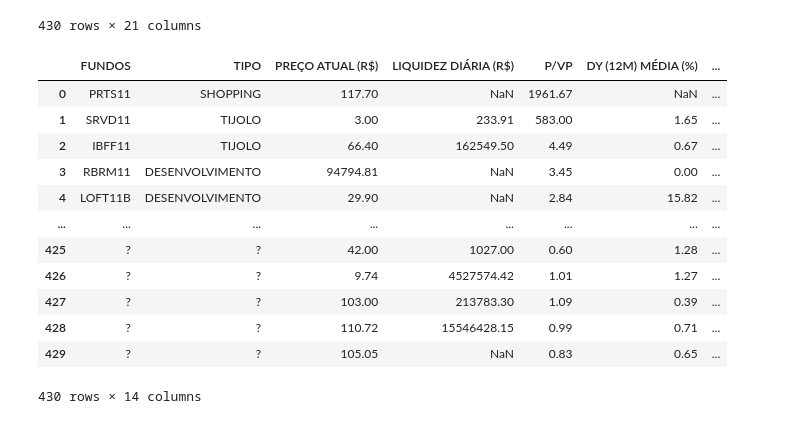
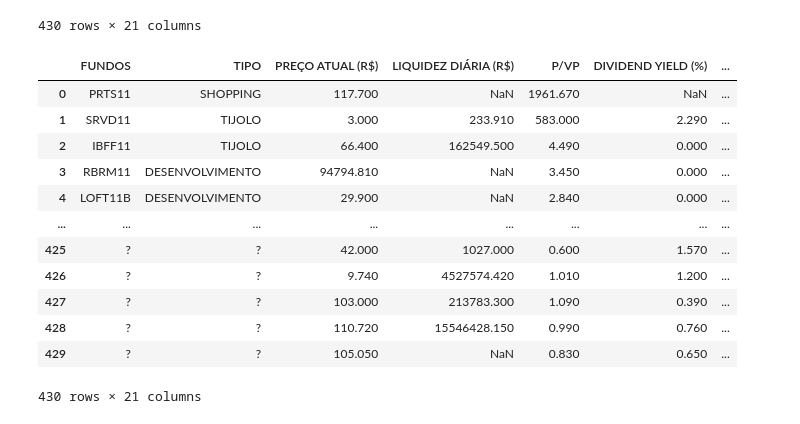
Before and after one commit to P3droSilva/Trabalho2-Mineracao, a Jupyter notebook: Script.ipynb, the cells around one changed output. Cells and saved outputs as stored; diff of their text form; code cells hidden in the pictures.

```diff
--- a/Script.ipynb
+++ b/Script.ipynb
@@ -3,10 +3,10 @@ import pandas as pd
 from sklearn.cluster import KMeans
 import matplotlib.pyplot as plt
 import seaborn as sns
-from sklearn.tree import DecisionTreeClassifier
+from sklearn.tree import DecisionTreeClassifier, plot_tree
 from sklearn.model_selection import train_test_split
 from sklearn.metrics import accuracy_score
-pd.set_option('display.float_format', lambda x: '%.2f' % x)
+pd.set_option('display.float_format', lambda x: '%.3f' % x)
 pd.set_option('display.max_rows', 15)
 # %%
 df = pd.read_csv("data.csv")
@@ -51,25 +51,25 @@ df
 # %%
 numerais =["PREÇO ATUAL (R$)","LIQUIDEZ DIÁRIA (R$)", "P/VP","DIVIDEND YIELD (%)","DY (12M) ACUMULADO (%)","DY (3M) MÉDIA (%)","DY (12M) MÉDIA (%)", "VARIAÇÃO PREÇO (%)", "PATRIMÔNIO LÍQUIDO", "VPA","P/VPA", "DY PATRIMONIAL (%)","VARIAÇÃO PATRIMONIAL (%)", "VOLATILIDADE"]
 
 for coluna in numerais:
     df[coluna] = df[coluna].str.replace(".", "")
     df[coluna] = df[coluna].str.replace(",", ".")
     df[coluna] = df[coluna].astype(float)
 
-df.drop(["DIVIDEND YIELD (%)", "DY (12M) ACUMULADO (%)", "DY (3M) MÉDIA (%)", "DY PATRIMONIAL (%)", "TAX. GESTÃO", "TAX. PERFORMANCE", "TAX. ADMINISTRAÇÃO"], axis=1, inplace=True)
+#df.drop(["DIVIDEND YIELD (%)", "DY (12M) ACUMULADO (%)", "DY (3M) MÉDIA (%)", "DY PATRIMONIAL (%)", "TAX. GESTÃO", "TAX. PERFORMANCE", "TAX. ADMINISTRAÇÃO"], axis=1, inplace=True)
 
 df
 # %% [output]
-|  | FUNDOS | TIPO | PREÇO ATUAL (R$) | LIQUIDEZ DIÁRIA (R$) | P/VP | DY (12M) MÉDIA (%) | ... |
-| 0 | PRTS11 | SHOPPING | 117.70 | NaN | 1961.67 | NaN | ... |
-| 1 | SRVD11 | TIJOLO | 3.00 | 233.91 | 583.00 | 1.65 | ... |
-| 2 | IBFF11 | TIJOLO | 66.40 | 162549.50 | 4.49 | 0.67 | ... |
-| 3 | RBRM11 | DESENVOLVIMENTO | 94794.81 | NaN | 3.45 | 0.00 | ... |
-| 4 | LOFT11B | DESENVOLVIMENTO | 29.90 | NaN | 2.84 | 15.82 | ... |
+|  | FUNDOS | TIPO | PREÇO ATUAL (R$) | LIQUIDEZ DIÁRIA (R$) | P/VP | DIVIDEND YIELD (%) | ... |
+| 0 | PRTS11 | SHOPPING | 117.700 | NaN | 1961.670 | NaN | ... |
+| 1 | SRVD11 | TIJOLO | 3.000 | 233.910 | 583.000 | 2.290 | ... |
+| 2 | IBFF11 | TIJOLO | 66.400 | 162549.500 | 4.490 | 0.000 | ... |
+| 3 | RBRM11 | DESENVOLVIMENTO | 94794.810 | NaN | 3.450 | 0.000 | ... |
+| 4 | LOFT11B | DESENVOLVIMENTO | 29.900 | NaN | 2.840 | 0.000 | ... |
 | ... | ... | ... | ... | ... | ... | ... | ... |
-| 425 | ? | ? | 42.00 | 1027.00 | 0.60 | 1.28 | ... |
-| 426 | ? | ? | 9.74 | 4527574.42 | 1.01 | 1.27 | ... |
-| 427 | ? | ? | 103.00 | 213783.30 | 1.09 | 0.39 | ... |
-| 428 | ? | ? | 110.72 | 15546428.15 | 0.99 | 0.71 | ... |
-| 429 | ? | ? | 105.05 | NaN | 0.83 | 0.65 | ... |
+| 425 | ? | ? | 42.000 | 1027.000 | 0.600 | 1.570 | ... |
+| 426 | ? | ? | 9.740 | 4527574.420 | 1.010 | 1.200 | ... |
+| 427 | ? | ? | 103.000 | 213783.300 | 1.090 | 0.390 | ... |
+| 428 | ? | ? | 110.720 | 15546428.150 | 0.990 | 0.760 | ... |
+| 429 | ? | ? | 105.050 | NaN | 0.830 | 0.650 | ... |
-430 rows × 14 columns
+430 rows × 21 columns
```
Also changed, not shown: parts of 6 cells of this notebook, 1 other file.
